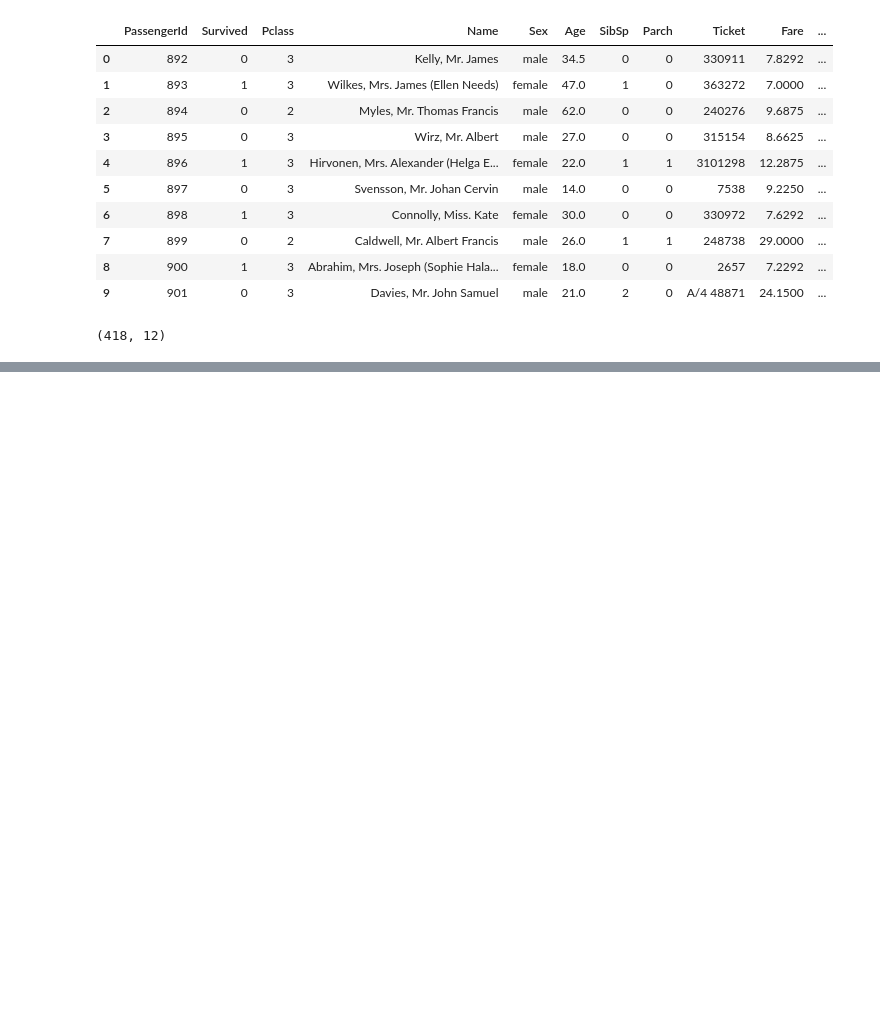
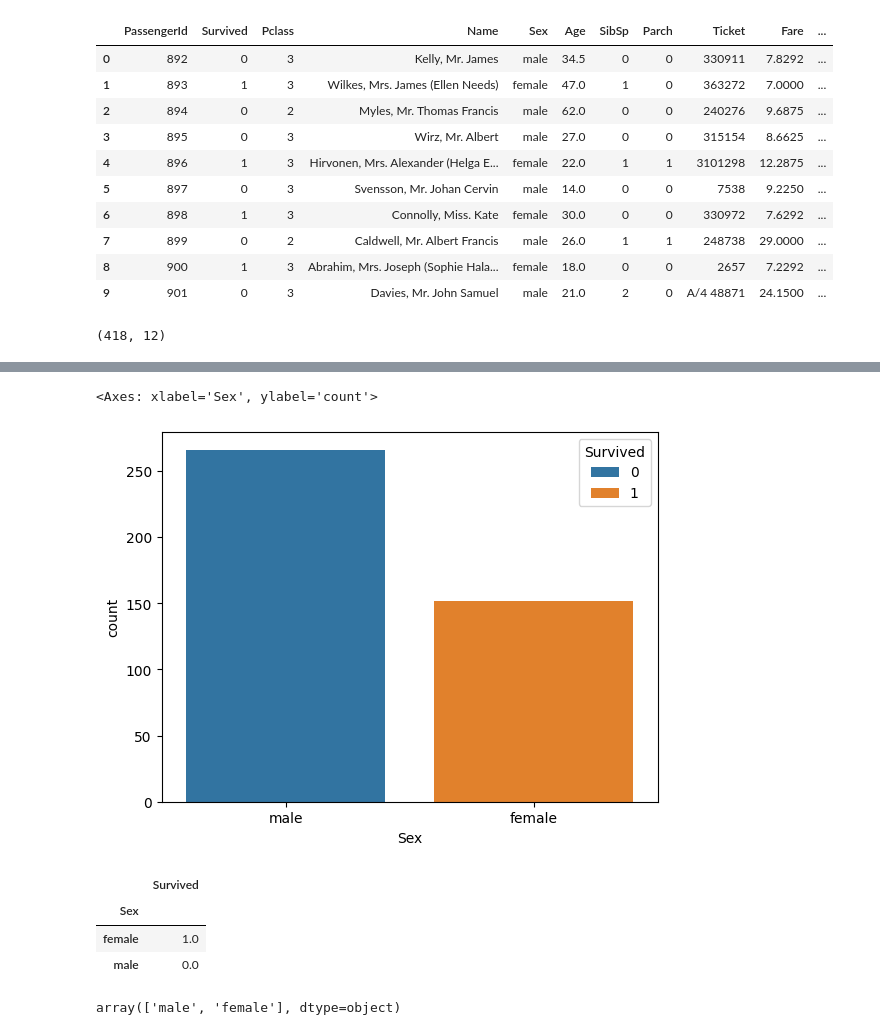
Before and after one commit to Himanshibajpai/CODSOFT-TASK-1-, a Jupyter notebook: Task_1.ipynb, the cells around one changed output, grey strips where cells are left out. Drawn from its saved outputs; the diff is of its cells as text; code cells hidden in the pictures; blank space fills up the shorter version.

```diff
--- a/Task_1.ipynb
+++ b/Task_1.ipynb
@@ -49,0 +92,18 @@ df.shape
+# %%
+#let's visualize the count of survivals wrt Gender
+sns.countplot(x=df['Sex'], hue=df['Survived'])
+# %% [output]
+<Axes: xlabel='Sex', ylabel='count'>
+[figure, added]
+# %%
+#Look at survival rate by sex
+df.groupby('Sex')[['Survived']].mean()
+# %% [output]
+|  | Survived |
+| Sex |  |
+| female | 1.0 |
+| male | 0.0 |
+# %%
+df['Sex'].unique()
+# %% [output]
+array(['male', 'female'], dtype=object)
```
Also changed, not shown: parts of 19 cells of this notebook.
